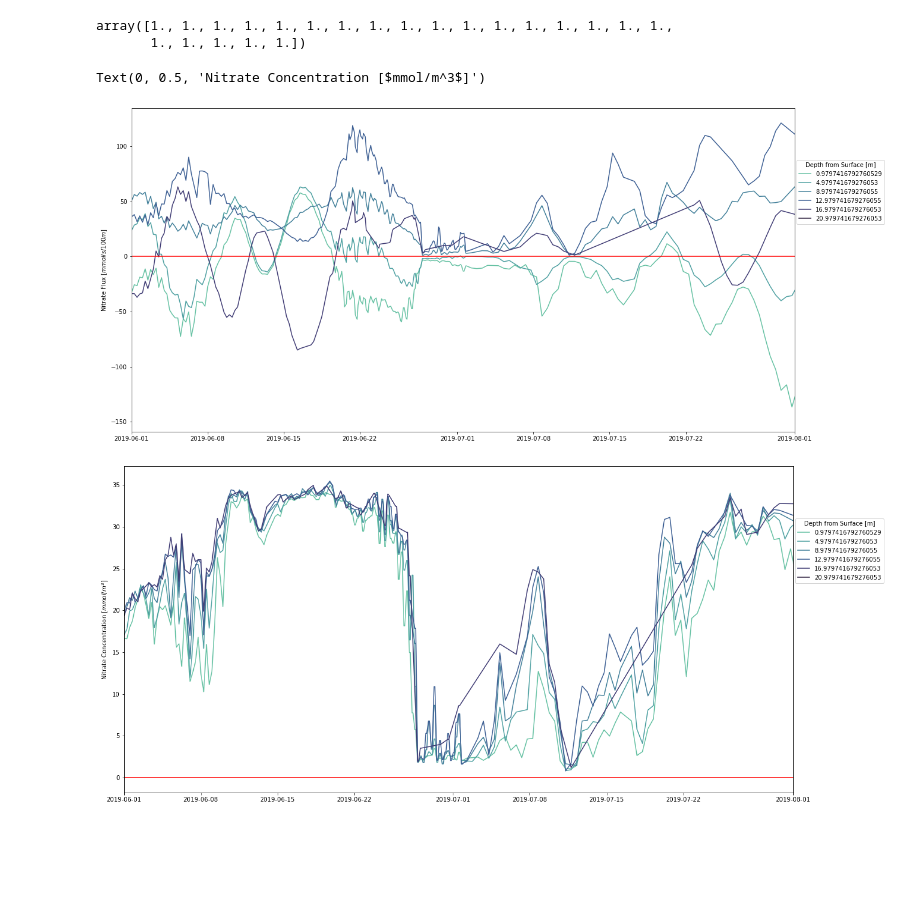
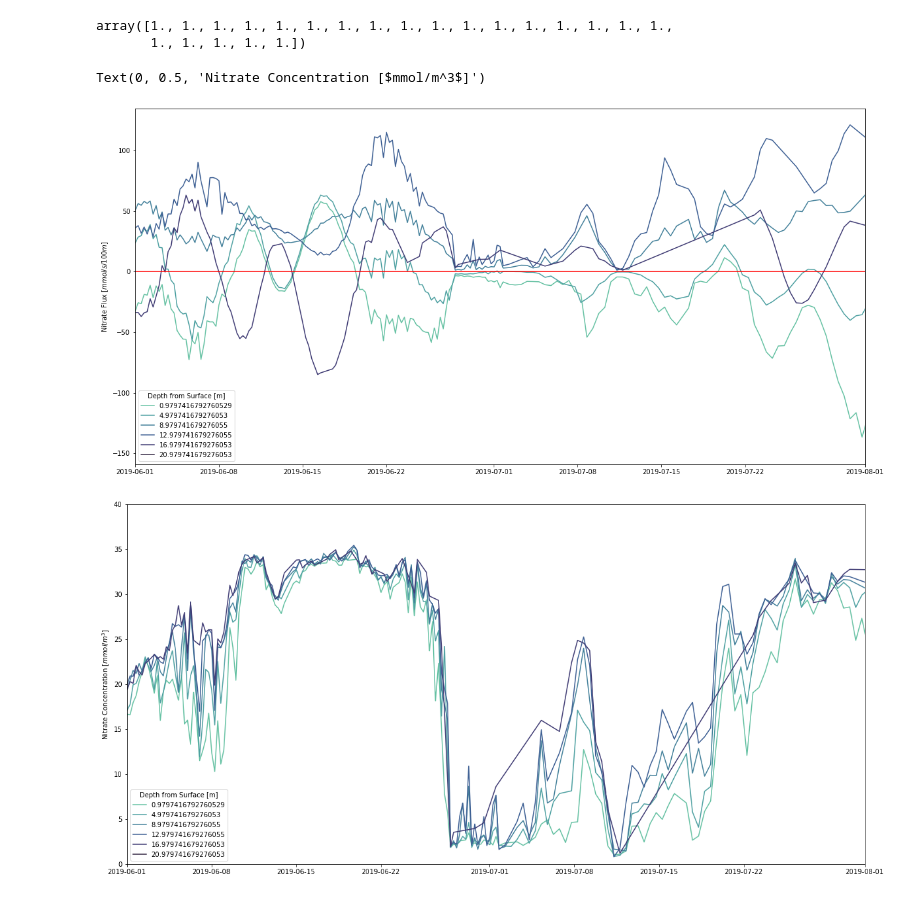
Before and after one commit to ascherer97/REU21, a Jupyter notebook: Nitrate_flux_v1.ipynb, the cells around one changed output. Saved outputs shown, nothing was run; the diff lists cells and outputs as text; code cells hidden in the pictures; blank space fills up the shorter version.

```diff
--- a/Nitrate_flux_v1.ipynb
+++ b/Nitrate_flux_v1.ipynb
@@ -218,35 +218,36 @@ t2 = np.datetime64('2019-08-01 00:00:00')
 # %%
 plt.figure(figsize=(20,10))
 
 cdict = cm.tools.get_dict(cm.deep, N=len(nitrate_grid.T))
 deep = LinearSegmentedColormap('cmap', cdict)
 nfline = []
 for i,nf in enumerate(nflux.T):
     nfline.append('')
     if i%4 == 0:
         nfline[i], = plt.plot(time_grid[mask[i]],nf[mask[i]]*100,'-',color=deep(0.3+0.7*i/len(nflux.T)),label=pressure_grid[i])
-plt.legend(title='Depth from Surface [m]',bbox_to_anchor=(1.14,.85), loc=1)
+plt.legend(title='Depth from Surface [m]',loc=3)
 plt.plot(time_grid,zeros,'r')
 plt.xlim([t1,t2])
 plt.ylabel('Nitrate Flux [$mmol/s/100m$]')
 
 plt.figure(figsize=(20,10))
 
 cdict = cm.tools.get_dict(cm.deep, N=len(nitrate_grid.T))
 deep = LinearSegmentedColormap('cmap', cdict)
 nfline = []
 for i,n in enumerate(nitrate_grid.T):
     nfline.append('')
     if i%4 == 0:
         nfline[i], = plt.plot(time_grid[mask[i]],n[mask[i]],'-',color=deep(0.3+0.7*i/len(nflux.T)),label=pressure_grid[i])
-plt.legend(title='Depth from Surface [m]',bbox_to_anchor=(1.14,.85), loc=1)
-plt.plot(time_grid,zeros,'r')
+plt.legend(title='Depth from Surface [m]',loc=3)
+#plt.plot(time_grid,zeros,'r')
 plt.xlim([t1,t2])
+plt.ylim([0,40])
 plt.ylabel('Nitrate Concentration [$mmol/m^3$]')
 # %% [output]
 Text(0, 0.5, 'Nitrate Concentration [$mmol/m^3$]')
-[figure, old version]
+[figure, new version]
-[figure, old version]
+[figure, new version]
 # %%
 surface_flux = np.zeros(len(time_grid))
 bottom_flux = np.zeros(len(time_grid))
```
Also changed, not shown: parts of 2 cells of this notebook.
